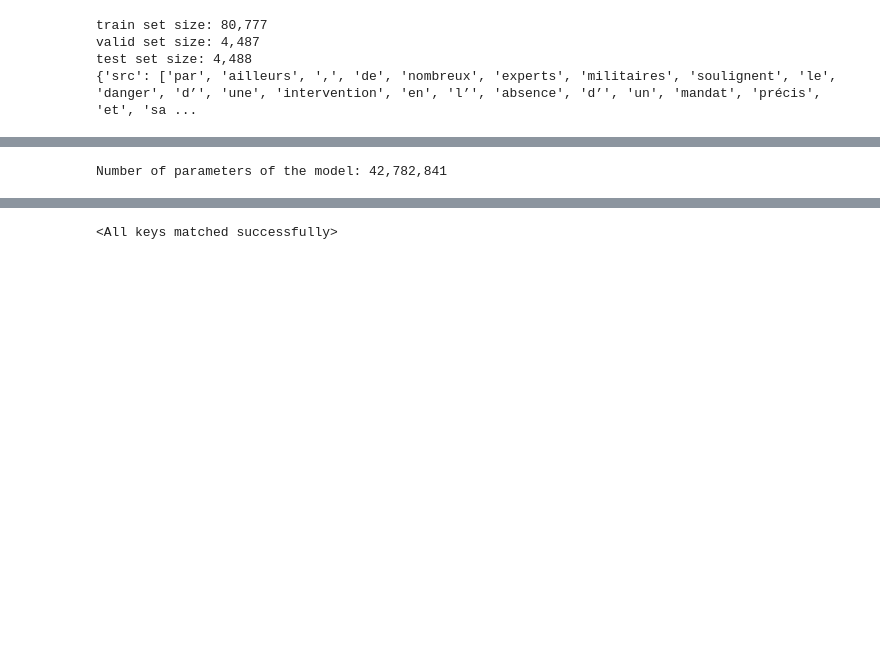
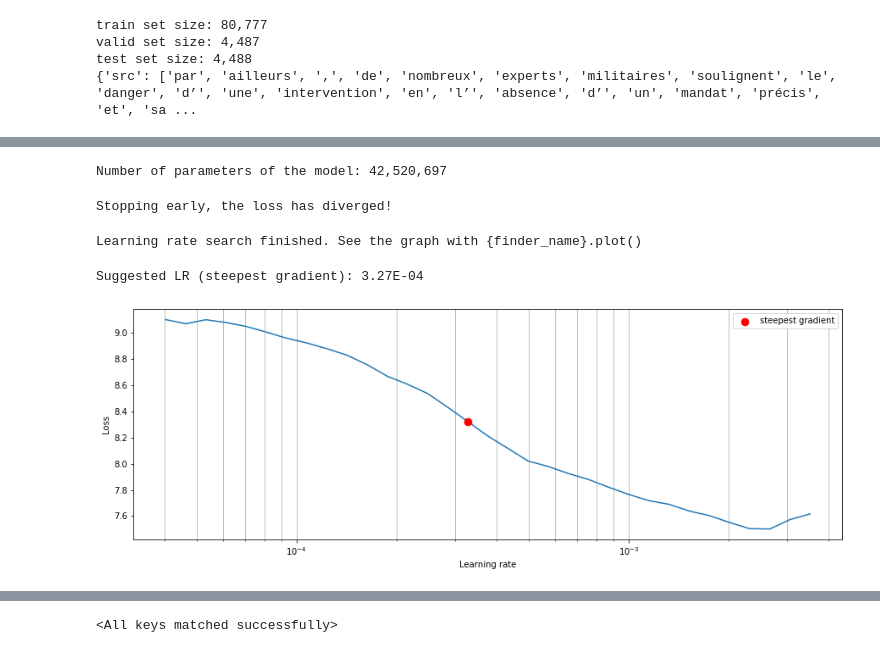
Before and after one commit to dksifoua/Neural-Machine-Translation, a Jupyter notebook: 2 - LSTM SeqToSeq (Luong Style Attention).ipynb, the cells around one changed output, grey strips where cells are left out. Saved outputs shown, nothing was run; the diff lists cells and outputs as text; code cells hidden in the pictures; blank space fills up the shorter version.

Commit message:
Train LSTM SeqToSeq models with Luong & Badhanau

```diff
--- a/2 - LSTM SeqToSeq (Luong Style Attention).ipynb
+++ b/2 - LSTM SeqToSeq (Luong Style Attention).ipynb
@@ -348,19 +373,20 @@ class DecoderLSTM(nn.Module):
     def forward(self, input_word_index, h_state, c_state, enc_outputs, mask):
         """
         :params
-            input_word_index: Tensor[batch_size,]
-            h_state: Tensor[num_layers, batch_size, hidden_size]
-            c_state: Tensor[num_layers, batch_size, hidden_size]
-            enc_outputs: Tensor[seq_len, batch_size, hidden_size]
-            mask: Tensor[seq_len, batch_size]
+            input_word_index (Tensor[batch_size,])
+            h_state (Tensor[num_layers, batch_size, hidden_size])
+            c_state (Tensor[num_layers, batch_size, hidden_size])
+            enc_outputs (Tensor[seq_len, batch_size, hidden_size])
+            mask (Tensor[seq_len, batch_size])
 
         :return
-            logit: Tensor[batch_size, vocab_size]
-            h_state: Tensor[num_layers, batch_size, hidden_size]
-            c_state: Tensor[num_layers, batch_size, hidden_size]
-            attn_weights: Tensor[batch_size, seq_len]
+            logit (Tensor[batch_size, vocab_size])
+            h_state (Tensor[num_layers, batch_size, hidden_size])
+            c_state (Tensor[num_layers, batch_size, hidden_size])
+            attn_weights (Tensor[batch_size, seq_len])
         """
         embedded = self.embedding(input_word_index.unsqueeze(0)) # [seq_len=1, batch_size, embedding_size]
+        embedded = F.dropout(embedded, p=self.dropout)
         outputs, (h_state, c_state) = self.lstm(embedded, (h_state, c_state))
         # outputs: [seq_len=1, batch_size, hidden_size]
         # h_state: [n_layers, batch_size, hidden_size]
@@ -745,9 +781,11 @@ DEC_DROPOUT = 0.15
 DEC_RECURRENT_DROPOUT = 0.2
 N_EPOCHS = 15
 BATCH_SIZE = 64
-LEARNING_RATE = 1e-3
+INIT_LR = 1e-5
 GRAD_CLIP = 1.0
 TF_RATIO = 1.0
+END_LR = 10
+N_ITERS = 100
 # %%
 encoder = EncoderLSTM(embedding_size=EMBEDDING_SIZE,
                       vocab_size=len(FR.vocab),
@@ -757,7 +795,7 @@ encoder = EncoderLSTM(embedding_size=EMBEDDING_SIZE,
                       recurrent_dropout=ENC_RECURRENT_DROPOUT)
 encoder.load_pretrained_embeddings(fr_embeddings)
 encoder.fine_tuning_embeddings(fine_tune=True)
-attention = LuongAttn(hidden_size=HIDDEN_SIZE, method='general')
+attention = LuongAttnLayer(hidden_size=HIDDEN_SIZE, method='dot')
 decoder = DecoderLSTM(embedding_size=EMBEDDING_SIZE,
                       vocab_size=len(EN.vocab),
                       hidden_size=HIDDEN_SIZE,
@@ -773,11 +811,11 @@ seq2seq = SeqToSeqLSTM(encoder=encoder,
                        device=DEVICE)
 seq2seq.apply(torch_utils.xavier_init_weights)
 seq2seq.to(DEVICE)
-optimizer = optim.RMSprop(params=seq2seq.parameters(), lr=LEARNING_RATE)
+optimizer = optim.RMSprop(params=seq2seq.parameters(), lr=INIT_LR)
 criterion = nn.CrossEntropyLoss()
 print(f'Number of parameters of the model: {torch_utils.count_parameters(seq2seq):,}')
 # %% [output]
-Number of parameters of the model: 42,782,841
+Number of parameters of the model: 42,520,697
 # %%
 train_iterator, valid_iterator, test_iterator =  \
         BucketIterator.splits((train_data, valid_data, test_data),
@@ -785,3 +823,22 @@ train_iterator, valid_iterator, test_iterator =  \
                               sort_key=lambda x: len(x.src),
                               sort_within_batch=True,
                               device=DEVICE)
+# %%
+lr_finder = LRFinder(model=seq2seq,
+                     optimizer=optimizer,
+                     criterion=criterion,
+                     grad_clip=GRAD_CLIP)
+
+lr_finder.range_test(data_loader=train_iterator,
+                     end_lr=END_LR, n_iters=N_ITERS)
+# %% [output]
+Stopping early, the loss has diverged!
+Learning rate search finished. See the graph with {finder_name}.plot()
+# %%
+fig = plt.figure(figsize=(15, 5))
+ax = fig.add_subplot(1, 1, 1)
+ax, lr = lr_finder.plot(ax=ax)
+plt.show()
+# %% [output]
+Suggested LR (steepest gradient): 3.27E-04
+[figure, added]
```
Also changed, not shown: parts of 26 cells of this notebook, 1 other file.
